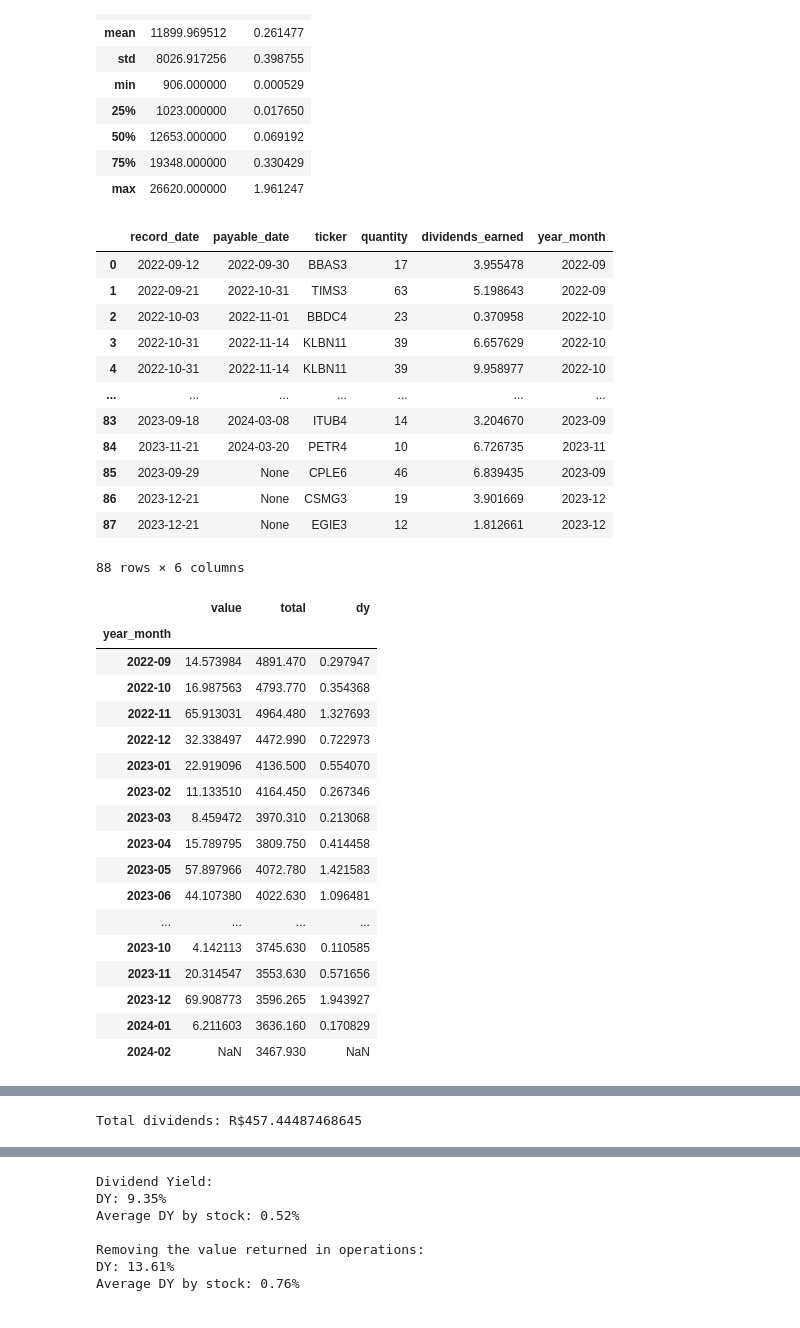
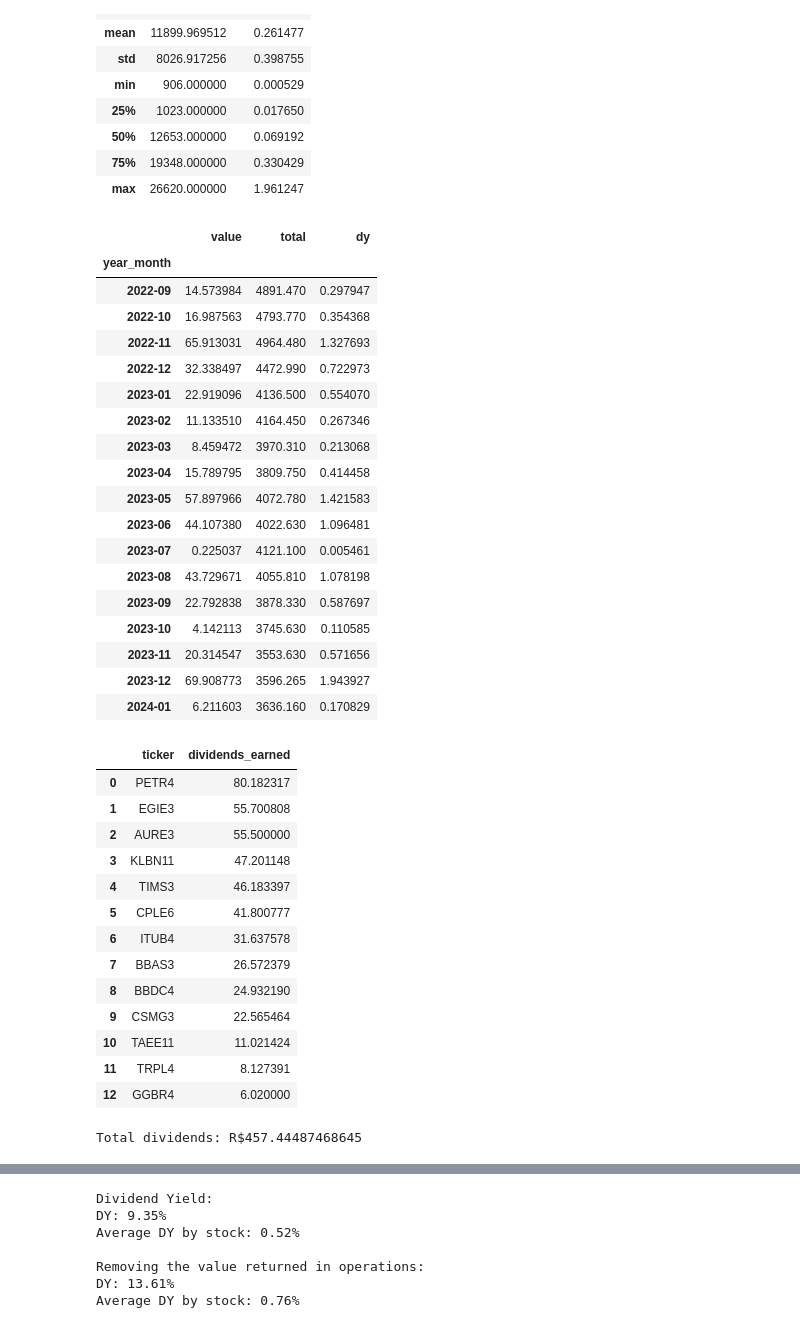
Before and after one commit to humbertomfialho/stock_dividends, a Jupyter notebook: analyses.ipynb, the cells around one changed output, grey strips where cells are left out. Cells and saved outputs as stored; diff of their text form; code cells hidden in the pictures.

```diff
--- a/analyses.ipynb
+++ b/analyses.ipynb
@@ -368,5 +373,6 @@ month_stock_total = month_stock_values[['total']].copy()
 month_stock_total['net_value'] = negociation_net['net_value'].copy()
 month_stock_total['cumulative_net'] = month_stock_total['net_value'].cumsum()
 month_stock_total['total_net'] = month_stock_total['total'] + month_stock_total['cumulative_net']
+month_stock_total['validate'] = month_stock_total['total_net'] > month_stock_total.loc['2022-09', 'total']
 display(month_stock_total)
 # %% [output]
@@ -506,63 +512,67 @@ for index, dividend_row in dividends_stock.iterrows():
     total_dividends = net_shares * amount
     # Subtract taxes percent
     if type != 'dividend':
         total_dividends *= 0.85
 
     rows_list.append({'payable_date': payable_date, 'record_date': record_date, 'ticker': ticker, 'quantity': net_shares, 'dividends_earned': total_dividends})
 
 dividends_earned = pd.concat([dividends_earned, pd.DataFrame(rows_list)], ignore_index=True)
 dividends_earned = dividends_earned[dividends_earned['quantity'] > 0]
 # dividends_earned = dividends_earned[dividends_earned['payable_date'] < '2024-02-02']
 dividends_earned = dividends_earned[dividends_earned['record_date'] < '2024-02-02']
 dividends_earned['year_month'] = pd.to_datetime(dividends_earned['record_date'])
 dividends_earned['year_month'] = dividends_earned['year_month'].dt.to_period('M')
-dividends_earned.sort_values(by=['payable_date', 'ticker'], ignore_index=True, inplace=True)
-display(dividends_earned)
+dividends_earned.sort_values(by=['record_date', 'ticker'], ignore_index=True, inplace=True)
+# display(dividends_earned)
 
 dividends_monthly = dividends_earned.groupby(['year_month']).agg(
     value=('dividends_earned', 'sum')
 ).reset_index()
 dividends_monthly.sort_values(by=['year_month'], inplace=True, ignore_index=True)
 dividends_monthly.index = dividends_monthly['year_month']
 dividends_monthly = dividends_monthly.drop('year_month', axis=1)
 dividends_monthly = pd.concat([dividends_monthly, month_stock_total[['total']]], axis=1)
 dividends_monthly['dy'] = dividends_monthly['value']/dividends_monthly['total'] * 100
+dividends_monthly.drop(['2024-02'], inplace=True)
 display(dividends_monthly)
 
 dividends_earned_summary = dividends_earned.groupby(['ticker']).sum(numeric_only=True).reset_index()
 dividends_earned_summary.sort_values(by=['dividends_earned', 'ticker'], ascending=False, ignore_index=True, inplace=True)
 display(dividends_earned_summary)
 
 print('Total dividends: R${}'.format(dividends_earned['dividends_earned'].sum()))
 # %% [output]
-|  | record_date | payable_date | ticker | quantity | dividends_earned | year_month |
-| 0 | 2022-09-12 | 2022-09-30 | BBAS3 | 17 | 3.955478 | 2022-09 |
-| 1 | 2022-09-21 | 2022-10-31 | TIMS3 | 63 | 5.198643 | 2022-09 |
-| 2 | 2022-10-03 | 2022-11-01 | BBDC4 | 23 | 0.370958 | 2022-10 |
-| 3 | 2022-10-31 | 2022-11-14 | KLBN11 | 39 | 6.657629 | 2022-10 |
-| 4 | 2022-10-31 | 2022-11-14 | KLBN11 | 39 | 9.958977 | 2022-10 |
-| ... | ... | ... | ... | ... | ... | ... |
-| 83 | 2023-09-18 | 2024-03-08 | ITUB4 | 14 | 3.204670 | 2023-09 |
-| 84 | 2023-11-21 | 2024-03-20 | PETR4 | 10 | 6.726735 | 2023-11 |
-| 85 | 2023-09-29 | None | CPLE6 | 46 | 6.839435 | 2023-09 |
-| 86 | 2023-12-21 | None | CSMG3 | 19 | 3.901669 | 2023-12 |
-| 87 | 2023-12-21 | None | EGIE3 | 12 | 1.812661 | 2023-12 |
+|  | value | total | dy |
+| year_month |  |  |  |
+| 2022-09 | 14.573984 | 4891.470 | 0.297947 |
+| 2022-10 | 16.987563 | 4793.770 | 0.354368 |
+| 2022-11 | 65.913031 | 4964.480 | 1.327693 |
+| 2022-12 | 32.338497 | 4472.990 | 0.722973 |
+| 2023-01 | 22.919096 | 4136.500 | 0.554070 |
+| 2023-02 | 11.133510 | 4164.450 | 0.267346 |
+| 2023-03 | 8.459472 | 3970.310 | 0.213068 |
+| 2023-04 | 15.789795 | 3809.750 | 0.414458 |
+| 2023-05 | 57.897966 | 4072.780 | 1.421583 |
+| 2023-06 | 44.107380 | 4022.630 | 1.096481 |
+| 2023-07 | 0.225037 | 4121.100 | 0.005461 |
+| 2023-08 | 43.729671 | 4055.810 | 1.078198 |
+| 2023-09 | 22.792838 | 3878.330 | 0.587697 |
+| 2023-10 | 4.142113 | 3745.630 | 0.110585 |
+| 2023-11 | 20.314547 | 3553.630 | 0.571656 |
+| 2023-12 | 69.908773 | 3596.265 | 1.943927 |
+| 2024-01 | 6.211603 | 3636.160 | 0.170829 |
+|  | ticker | dividends_earned |
+| 0 | PETR4 | 80.182317 |
+| 1 | EGIE3 | 55.700808 |
+| 2 | AURE3 | 55.500000 |
+| 3 | KLBN11 | 47.201148 |
+| 4 | TIMS3 | 46.183397 |
+| 5 | CPLE6 | 41.800777 |
+| 6 | ITUB4 | 31.637578 |
+| 7 | BBAS3 | 26.572379 |
+| 8 | BBDC4 | 24.932190 |
+| 9 | CSMG3 | 22.565464 |
+| 10 | TAEE11 | 11.021424 |
+| 11 | TRPL4 | 8.127391 |
+| 12 | GGBR4 | 6.020000 |
-88 rows × 6 columns
+Total dividends: R$457.44487468645
-|  | value | total | dy |
-| year_month |  |  |  |
-| 2022-09 | 14.573984 | 4891.470 | 0.297947 |
-| 2022-10 | 16.987563 | 4793.770 | 0.354368 |
-| 2022-11 | 65.913031 | 4964.480 | 1.327693 |
-| 2022-12 | 32.338497 | 4472.990 | 0.722973 |
-| 2023-01 | 22.919096 | 4136.500 | 0.554070 |
-| 2023-02 | 11.133510 | 4164.450 | 0.267346 |
-| 2023-03 | 8.459472 | 3970.310 | 0.213068 |
-| 2023-04 | 15.789795 | 3809.750 | 0.414458 |
-| 2023-05 | 57.897966 | 4072.780 | 1.421583 |
-| 2023-06 | 44.107380 | 4022.630 | 1.096481 |
-| ... | ... | ... | ... |
-| 2023-10 | 4.142113 | 3745.630 | 0.110585 |
-| 2023-11 | 20.314547 | 3553.630 | 0.571656 |
-| 2023-12 | 69.908773 | 3596.265 | 1.943927 |
-| 2024-01 | 6.211603 | 3636.160 | 0.170829 |
-| 2024-02 | NaN | 3467.930 | NaN |
@@ -583 +578,0 @@ print('Total dividends: R${}'.format(dividends_earned['dividends_earned'].sum())
-Total dividends: R$457.44487468645
```
Also changed, not shown: parts of 14 cells of this notebook.
